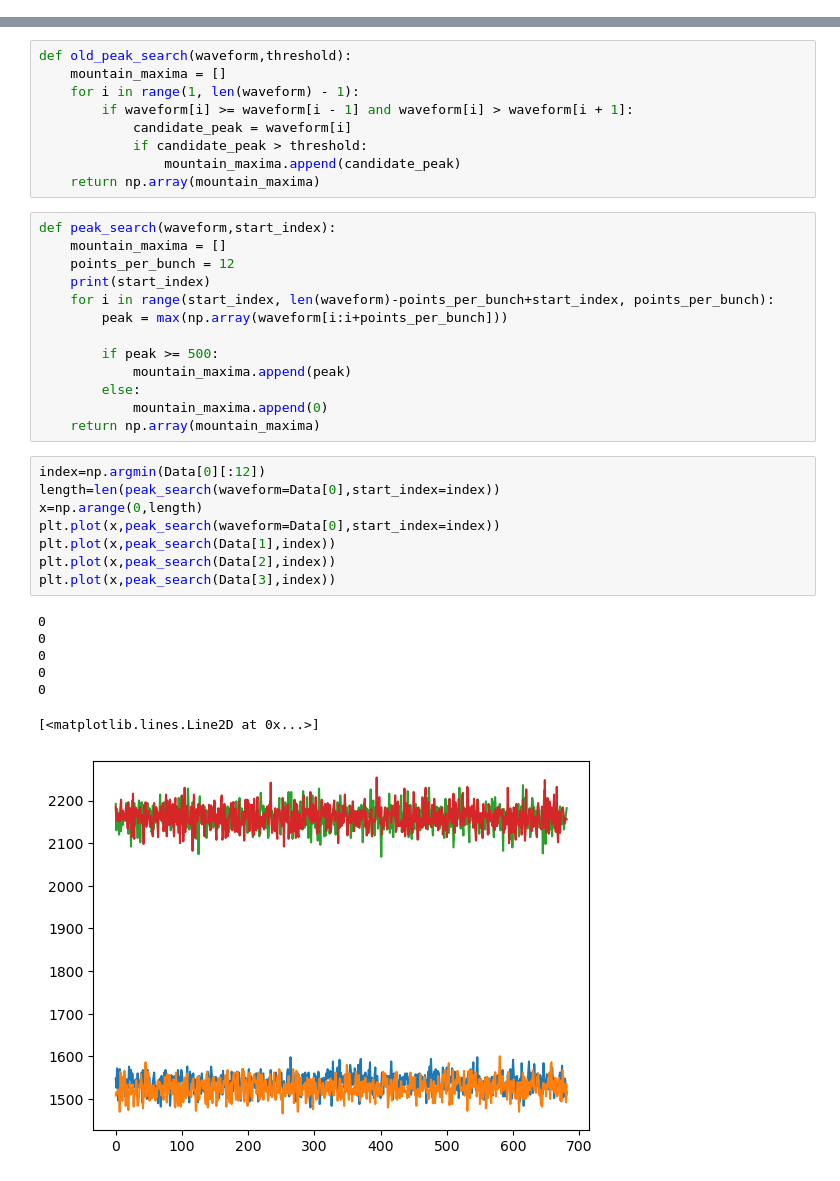
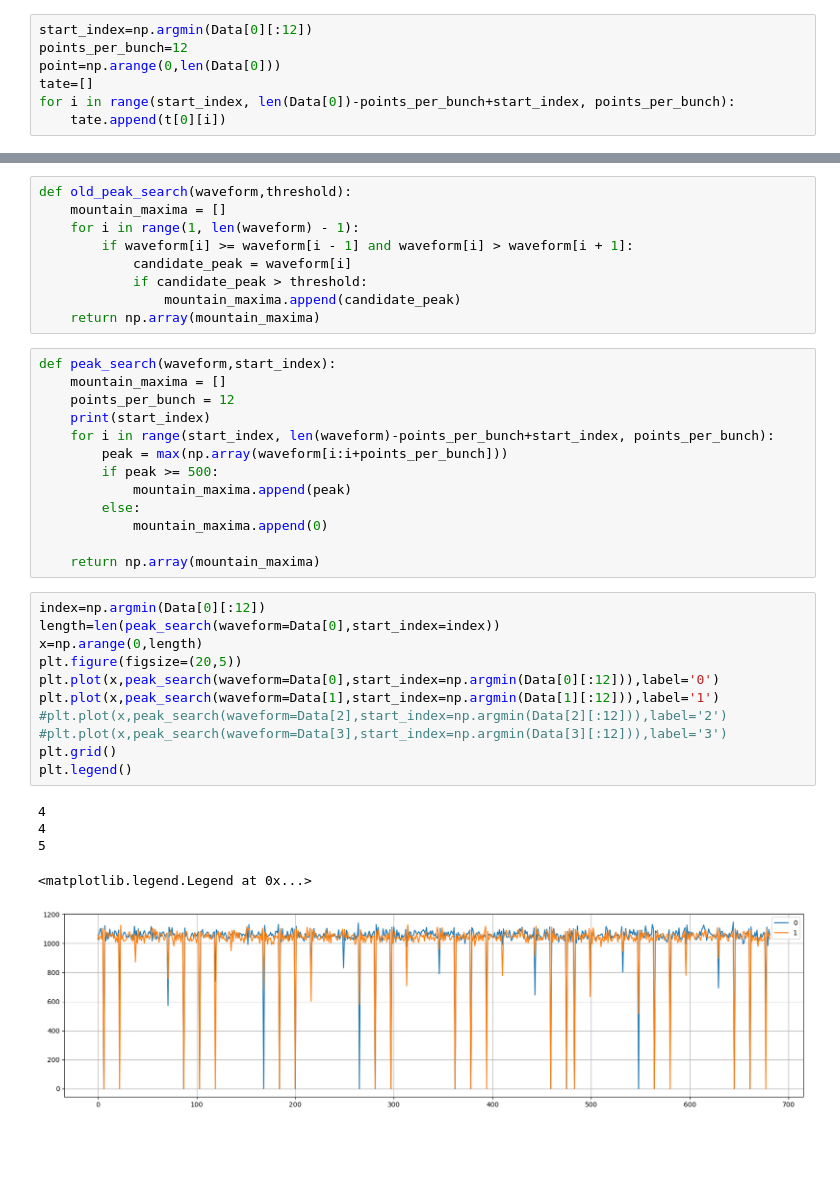
Before and after one commit to slaclab/kek-bpm-rfsoc-dev, a Jupyter notebook: software/notebooks/peaksearch_debug.ipynb, the cells around one changed output, grey strips where cells are left out. Drawn from its saved outputs; the diff is of its cells as text; blank space fills up the shorter version.

```diff
--- a/software/notebooks/peaksearch_debug.ipynb
+++ b/software/notebooks/peaksearch_debug.ipynb
@@ -126,3 +125,10 @@ Data.append(ctxt.get(f'{AmpDispProcessor[0]}:WaveformData'))
 Data.append(ctxt.get(f'{AmpDispProcessor[1]}:WaveformData'))
 Data.append(ctxt.get(f'{AmpDispProcessor[2]}:WaveformData'))
 Data.append(ctxt.get(f'{AmpDispProcessor[3]}:WaveformData'))
+# %%
+start_index=np.argmin(Data[0][:12])
+points_per_bunch=12
+point=np.arange(0,len(Data[0]))
+tate=[]
+for i in range(start_index, len(Data[0])-points_per_bunch+start_index, points_per_bunch):
+    tate.append(t[0][i])
@@ -162,25 +187,26 @@ def peak_search(waveform,start_index):
     print(start_index)
     for i in range(start_index, len(waveform)-points_per_bunch+start_index, points_per_bunch):
         peak = max(np.array(waveform[i:i+points_per_bunch]))
-
         if peak >= 500:
             mountain_maxima.append(peak)
         else:
             mountain_maxima.append(0)
+
     return np.array(mountain_maxima)
 # %%
 index=np.argmin(Data[0][:12])
 length=len(peak_search(waveform=Data[0],start_index=index))
 x=np.arange(0,length)
-plt.plot(x,peak_search(waveform=Data[0],start_index=index))
-plt.plot(x,peak_search(Data[1],index))
-plt.plot(x,peak_search(Data[2],index))
-plt.plot(x,peak_search(Data[3],index))
+plt.figure(figsize=(20,5))
+plt.plot(x,peak_search(waveform=Data[0],start_index=np.argmin(Data[0][:12])),label='0')
+plt.plot(x,peak_search(waveform=Data[1],start_index=np.argmin(Data[1][:12])),label='1')
+#plt.plot(x,peak_search(waveform=Data[2],start_index=np.argmin(Data[2][:12])),label='2')
+#plt.plot(x,peak_search(waveform=Data[3],start_index=np.argmin(Data[3][:12])),label='3')
+plt.grid()
+plt.legend()
 # %% [output]
-0
-0
-0
-0
-0
+4
+4
+5
-[<matplotlib.lines.Line2D at 0x...>]
+<matplotlib.legend.Legend at 0x...>
-[figure, old version]
+[figure, new version]
```
Also changed, not shown: parts of 5 cells of this notebook, 11 other files.
